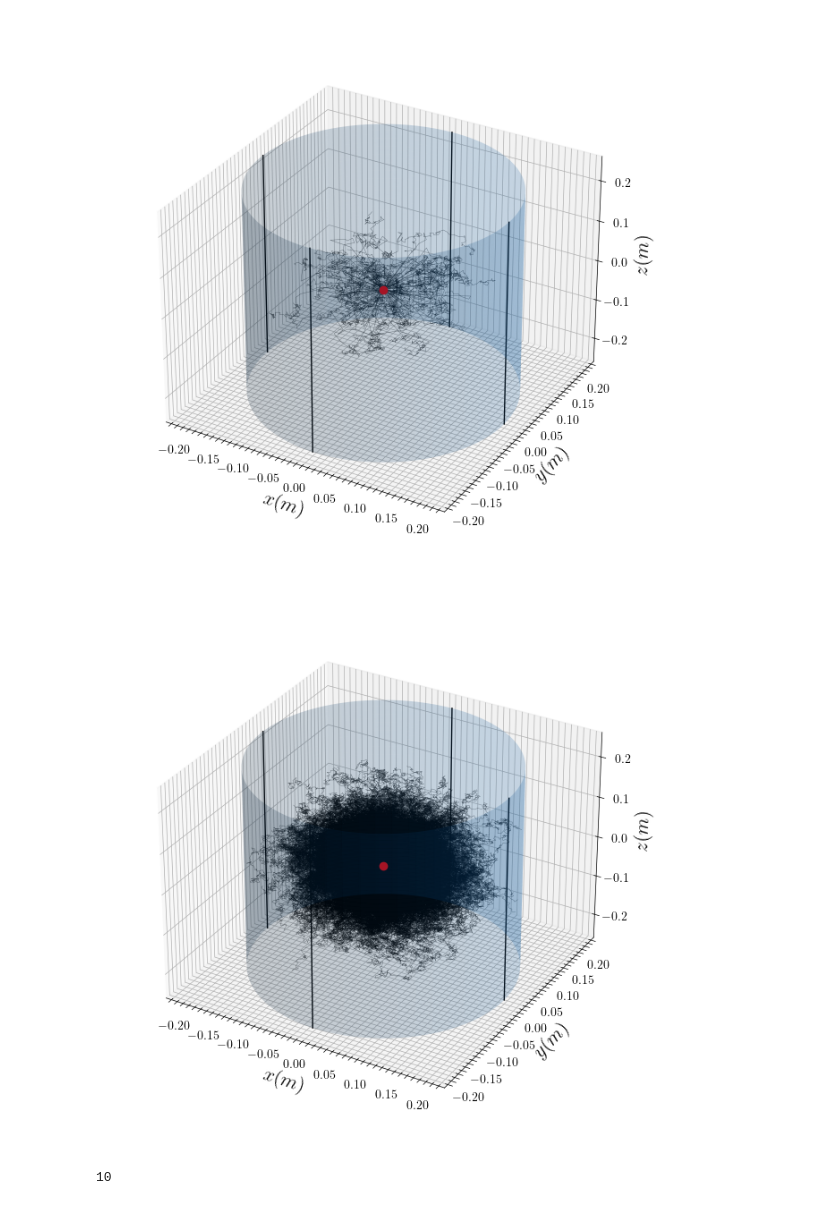
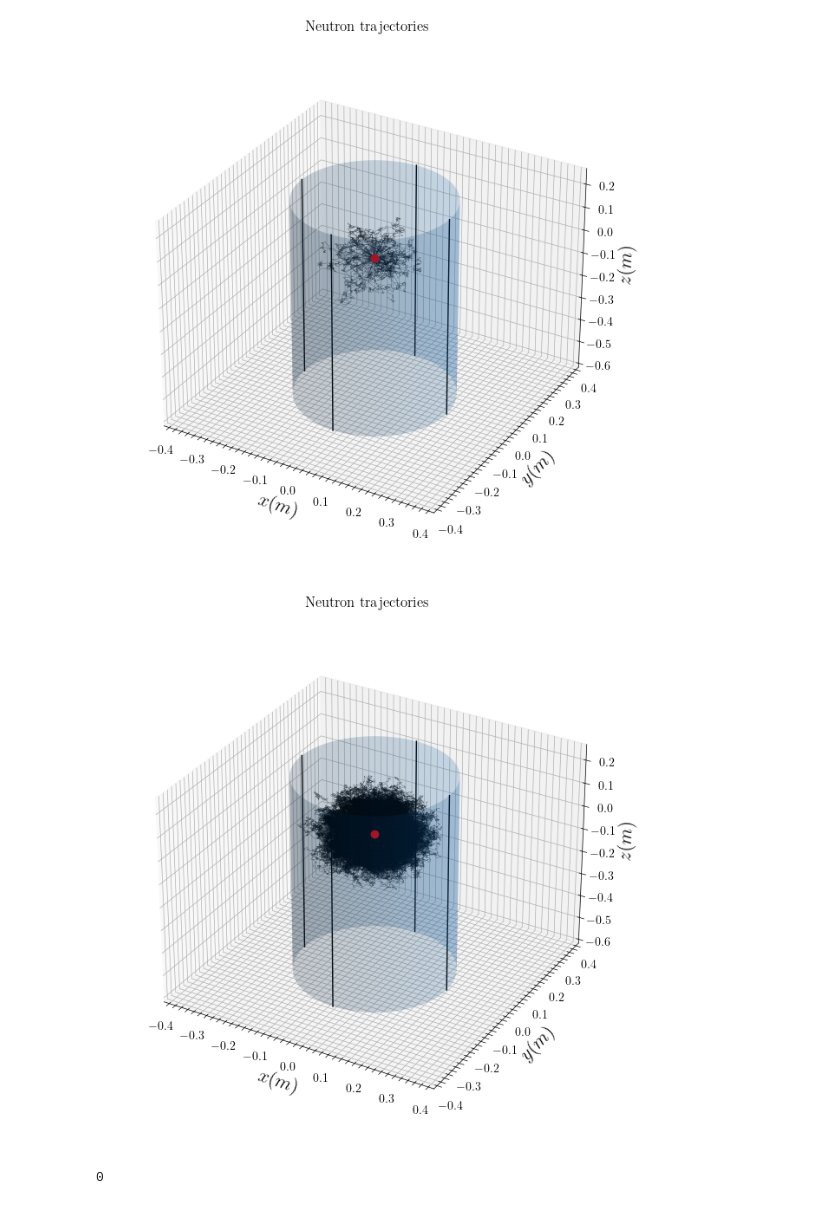
Before and after one commit to DerkNiessink/NeutroWater, a Jupyter notebook: analysis/simulation.ipynb, the cells around one changed output. Cells and saved outputs as stored; diff of their text form; code cells hidden in the pictures.

Commit message:
Placed tank at the right position

```diff
--- a/analysis/simulation.ipynb
+++ b/analysis/simulation.ipynb
@@ -19,12 +11,18 @@ please provide us feedback at https://github.com/pandas-dev/pandas/issues/54466
 # %%
-def plot_trajectories(positions: np.ndarray, radius: float = None, height: float = None):
+def plot_trajectories(positions: np.ndarray, tank = None):
+
+    radius = tank.radius
+    height = tank.height
+    tank_position = tank.position
+
 
     fig = plt.figure(figsize=(8, 8))
     ax = fig.add_subplot(111, projection='3d')
+    ax.set_box_aspect([1,1,1])
 
-    if radius is not None and height is not None:
-        ax.plot([-radius, -radius], [0, 0], [-height/2, height/2], c="k")
-        ax.plot([0, 0], [radius, radius], [-height/2, height/2], c="k")
+    if tank is not None:
+        ax.plot([-radius + tank_position[0], -radius + tank_position[0]], [tank_position[1], tank_position[1]], [-height/2 + tank_position[2], height/2 + tank_position[2]], c="k")
+        ax.plot([tank_position[0], tank_position[0]], [radius + tank_position[1], radius + tank_position[1]], [-height/2 + tank_position[2], height/2 + tank_position[2]], c="k")
 
     for position in positions:
         x = [p[0] for p in position]
@@ -37,15 +35,18 @@ def plot_trajectories(positions: np.ndarray, radius: float = None, height: float
     ax.set_ylabel("$y(m)$", fontsize=16)
     ax.set_box_aspect(aspect=None, zoom=0.9)
     ax.set_zlabel("$z(m)$", fontsize=16)
+    ax.set_title("Neutron trajectories")
+    ax.set_xlim(-0.4, 0.4)
+    ax.set_ylim(-0.4, 0.4)
 
-    if radius is not None and height is not None:
-        ax.plot([0, 0], [-radius, -radius], [-height/2, height/2], c="k")
-        ax.plot([radius, radius], [0, 0], [-height/2, height/2], c="k")
+    if tank is not None:
+        ax.plot([0 + tank_position[0], 0 + tank_position[0]], [-radius + tank_position[1], -radius + tank_position[1]], [-height/2 + tank_position[2], height/2 + tank_position[2]], c="k")
+        ax.plot([radius + tank_position[0], radius + tank_position[0]], [0 + tank_position[1], 0 + tank_position[1]], [-height/2 + tank_position[2], height/2 + tank_position[2]], c="k")
         u = np.linspace(0, 2 * np.pi, 100)
         v = np.linspace(0, height, 100)
-        x = radius * np.outer(np.cos(u), np.ones_like(v))
-        y = radius * np.outer(np.sin(u), np.ones_like(v))
-        z = np.outer(np.ones_like(u), v) - height/2  # Adjust the height of the cylinder
+        x = radius * np.outer(np.cos(u), np.ones_like(v)) + tank_position[0]
+        y = radius * np.outer(np.sin(u), np.ones_like(v)) + tank_position[1]
+        z = np.outer(np.ones_like(u), v) - height/2 + tank_position[2]  # Adjust the height of the cylinder
         ax.plot_surface(x, y, z, color="C0", alpha=0.2)
     plt.show()
 # %%
@@ -65,19 +66,19 @@ print(diffusing_neutrons.get_number_escaped())
 0
 # %%
 diffusing_neutrons.diffuse(20)
-plot_trajectories(diffusing_neutrons.get_positions(), diffusing_neutrons.tank.radius, diffusing_neutrons.tank.height)
+plot_trajectories(diffusing_neutrons.get_positions(), diffusing_neutrons.tank)
 # %% [output]
-[figure, old version]
+[figure, new version]
 # %%
 nNeutrons = 3000
-diffusing_neutrons = DiffusingNeutrons(cross_data,spectrum_data, nNeutrons, radius_tank=0.2, height_tank=0.5)
+diffusing_neutrons = DiffusingNeutrons(cross_data,spectrum_data, nNeutrons, radius_tank=0.225, height_tank=0.85, position_tank=np.array([0, 0, -0.175]))
 diffusing_neutrons.diffuse(nCollisions=100)
 
-plot_trajectories(diffusing_neutrons.get_positions(), diffusing_neutrons.tank.radius, diffusing_neutrons.tank.height)
+plot_trajectories(diffusing_neutrons.get_positions(), diffusing_neutrons.tank)
 print(diffusing_neutrons.get_number_escaped())
 # %% [output]
-[figure, old version]
+[figure, new version]
-10
+0
 # %%
 initial_energies = [energies[0] for energies in diffusing_neutrons.get_energies()]
 plt.figure(figsize= (7, 5))
```
Also changed, not shown: parts of 4 cells of this notebook.
